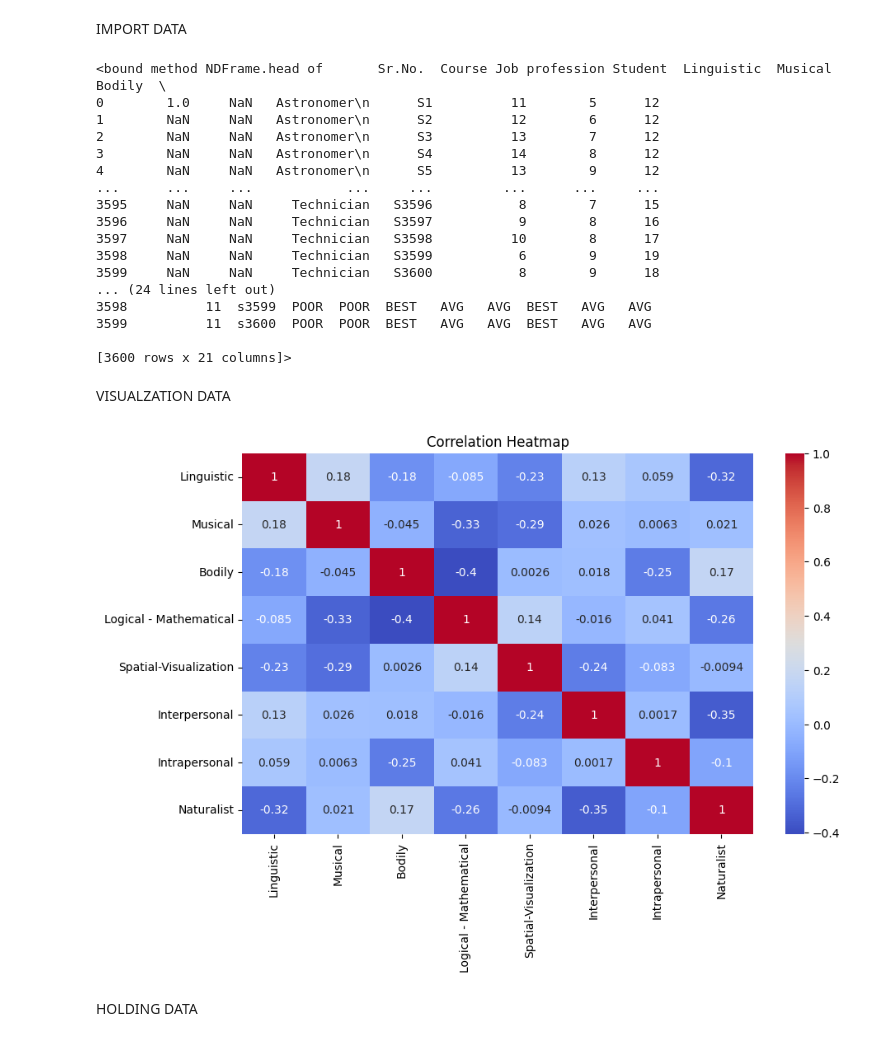
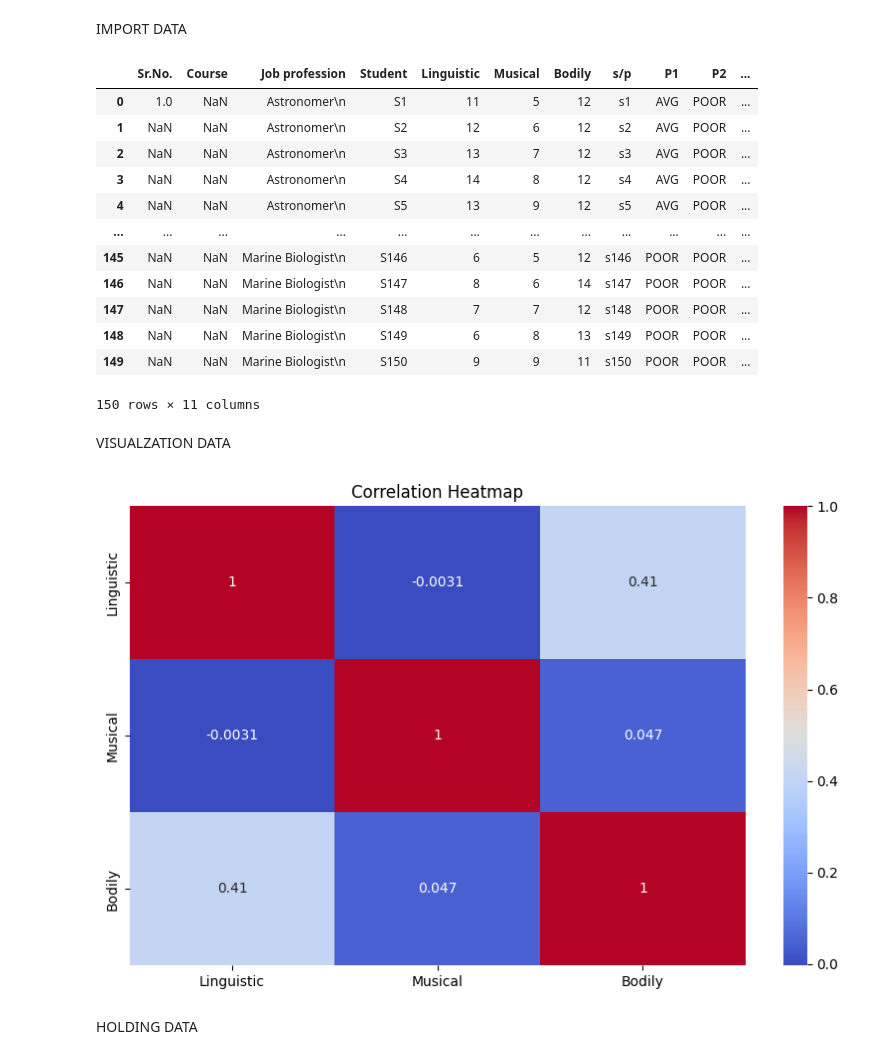
Before and after one commit to alaricbat/SoftmaxRegression, a Jupyter notebook: SoftmaxRegression/program/softmax_job_fix.ipynb, the cells around one changed output. Saved outputs shown, nothing was run; the diff lists cells and outputs as text; code cells hidden in the pictures.

```diff
--- a/SoftmaxRegression/program/softmax_job_fix.ipynb
+++ b/SoftmaxRegression/program/softmax_job_fix.ipynb
@@ -14,54 +6,45 @@ please provide us feedback at https://github.com/pandas-dev/pandas/issues/54466
 # %% [markdown]
 IMPORT DATA
 # %%
-df = pd.read_excel('../dataset/job_fix.xlsx', sheet_name=0)
+df = pd.read_excel('../dataset/dataset.xlsx', sheet_name=0)
 # %%
-df.head
+df
 # %% [output]
+|  | Sr.No. | Course | Job profession | Student | Linguistic | Musical | Bodily | s/p | P1 | P2 | ... |
+| 0 | 1.0 | NaN | Astronomer\n | S1 | 11 | 5 | 12 | s1 | AVG | POOR | ... |
+| 1 | NaN | NaN | Astronomer\n | S2 | 12 | 6 | 12 | s2 | AVG | POOR | ... |
+| 2 | NaN | NaN | Astronomer\n | S3 | 13 | 7 | 12 | s3 | AVG | POOR | ... |
+| 3 | NaN | NaN | Astronomer\n | S4 | 14 | 8 | 12 | s4 | AVG | POOR | ... |
+| 4 | NaN | NaN | Astronomer\n | S5 | 13 | 9 | 12 | s5 | AVG | POOR | ... |
+| ... | ... | ... | ... | ... | ... | ... | ... | ... | ... | ... | ... |
+| 145 | NaN | NaN | Marine Biologist\n | S146 | 6 | 5 | 12 | s146 | POOR | POOR | ... |
+| 146 | NaN | NaN | Marine Biologist\n | S147 | 8 | 6 | 14 | s147 | POOR | POOR | ... |
+| 147 | NaN | NaN | Marine Biologist\n | S148 | 7 | 7 | 12 | s148 | POOR | POOR | ... |
+| 148 | NaN | NaN | Marine Biologist\n | S149 | 6 | 8 | 13 | s149 | POOR | POOR | ... |
+| 149 | NaN | NaN | Marine Biologist\n | S150 | 9 | 9 | 11 | s150 | POOR | POOR | ... |
-<bound method NDFrame.head of       Sr.No.  Course Job profession Student  Linguistic  Musical  Bodily  \
-0        1.0     NaN   Astronomer\n      S1          11        5      12
-1        NaN     NaN   Astronomer\n      S2          12        6      12
-2        NaN     NaN   Astronomer\n      S3          13        7      12
-3        NaN     NaN   Astronomer\n      S4          14        8      12
-4        NaN     NaN   Astronomer\n      S5          13        9      12
-...      ...     ...            ...     ...         ...      ...     ...
-3595     NaN     NaN     Technician   S3596           8        7      15
-3596     NaN     NaN     Technician   S3597           9        8      16
-3597     NaN     NaN     Technician   S3598          10        8      17
-3598     NaN     NaN     Technician   S3599           6        9      19
-3599     NaN     NaN     Technician   S3600           8        9      18
-... (24 lines left out)
-3598          11  s3599  POOR  POOR  BEST   AVG   AVG  BEST   AVG   AVG
-3599          11  s3600  POOR  POOR  BEST   AVG   AVG  BEST   AVG   AVG
-
-[3600 rows x 21 columns]>
+150 rows × 11 columns
 # %% [markdown]
 VISUALZATION DATA
 # %%
 import seaborn as sns
 
 corr = df.drop(columns=[
     'Sr.No.',
     'Course',
     'Job profession',
     'Student',
     's/p',
     'P1',
     'P2',
-    'P3',
-    'P4',
-    'P5',
-    'P6',
-    'P7',
-    'P8']).corr()
+    'P3',]).corr()
 
 
 plt.figure(figsize=(10,6))
 sns.heatmap(corr, annot=True, cmap='coolwarm')
 plt.title('Correlation Heatmap')
 plt.show()
 # %% [output]
-[figure, old version]
+[figure, new version]
 # %% [markdown]
 HOLDING DATA
 # %%
```
Also changed, not shown: parts of 37 cells of this notebook, 4 other files.
